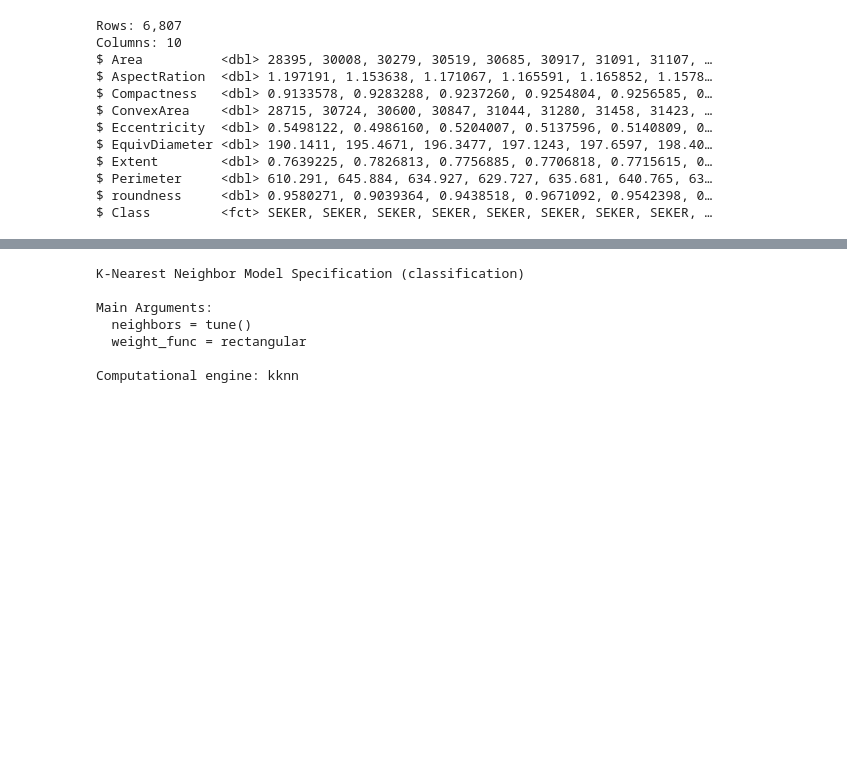
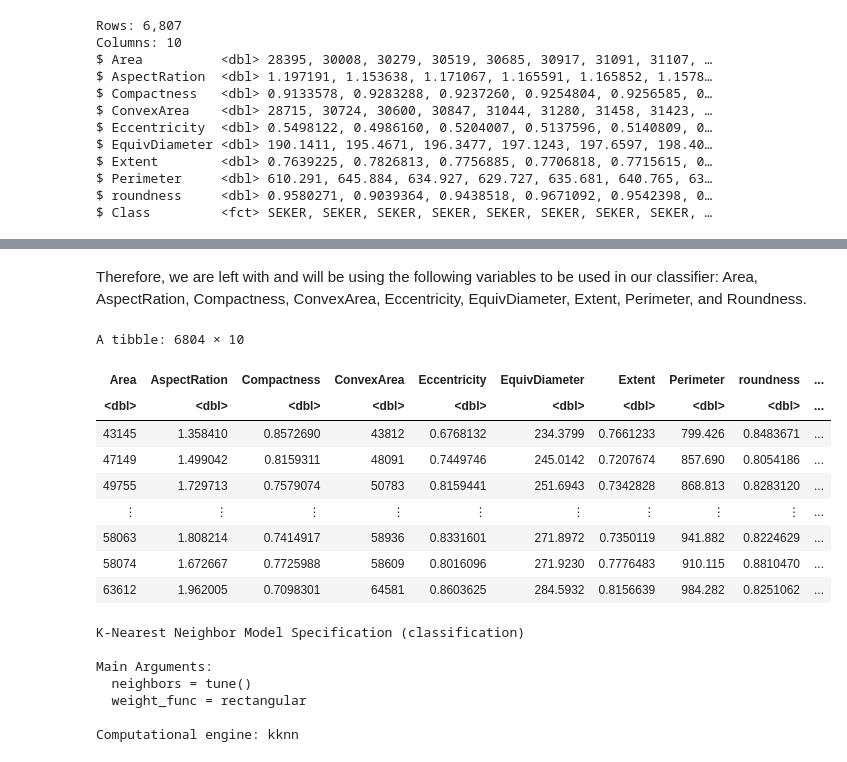
Before and after one commit to pranjali-22/DSCI100, a Jupyter notebook: Final Project.ipynb, the cells around one changed output, grey strips where cells are left out. Drawn from its saved outputs; the diff is of its cells as text; code cells hidden in the pictures; blank space fills up the shorter version.

```diff
--- a/Final Project.ipynb
+++ b/Final Project.ipynb
@@ -249,3 +207,22 @@ We can observe from glimpse in the code above that the training set contains 680
+# %% [markdown]
+Therefore, we are left with and will be using the following variables to be used in our classifier: Area, AspectRation, Compactness, ConvexArea, Eccentricity, EquivDiameter, Extent, Perimeter, and Roundness.
+# %%
+#Update data set
+final_bean_data<- bean_train|>
+select("Area", "AspectRation", "Compactness", "ConvexArea", "Eccentricity",
+       "EquivDiameter", "Extent", "Perimeter", "roundness", "Class")
+final_bean_data
+# %% [output]
+A tibble: 6804 × 10
+| Area | AspectRation | Compactness | ConvexArea | Eccentricity | EquivDiameter | Extent | Perimeter | roundness | ... |
+| <dbl> | <dbl> | <dbl> | <dbl> | <dbl> | <dbl> | <dbl> | <dbl> | <dbl> | ... |
+| 43145 | 1.358410 | 0.8572690 | 43812 | 0.6768132 | 234.3799 | 0.7661233 | 799.426 | 0.8483671 | ... |
+| 47149 | 1.499042 | 0.8159311 | 48091 | 0.7449746 | 245.0142 | 0.7207674 | 857.690 | 0.8054186 | ... |
+| 49755 | 1.729713 | 0.7579074 | 50783 | 0.8159441 | 251.6943 | 0.7342828 | 868.813 | 0.8283120 | ... |
+| ⋮ | ⋮ | ⋮ | ⋮ | ⋮ | ⋮ | ⋮ | ⋮ | ⋮ | ... |
+| 58063 | 1.808214 | 0.7414917 | 58936 | 0.8331601 | 271.8972 | 0.7350119 | 941.882 | 0.8224629 | ... |
+| 58074 | 1.672667 | 0.7725988 | 58609 | 0.8016096 | 271.9230 | 0.7776483 | 910.115 | 0.8810470 | ... |
+| 63612 | 1.962005 | 0.7098301 | 64581 | 0.8603625 | 284.5932 | 0.8156639 | 984.282 | 0.8251062 | ... |
 # %%
 bean_vfold <- vfold_cv(bean_train, v = 5, strata = Class)
 # %%
```
Also changed, not shown: parts of 13 cells of this notebook.
